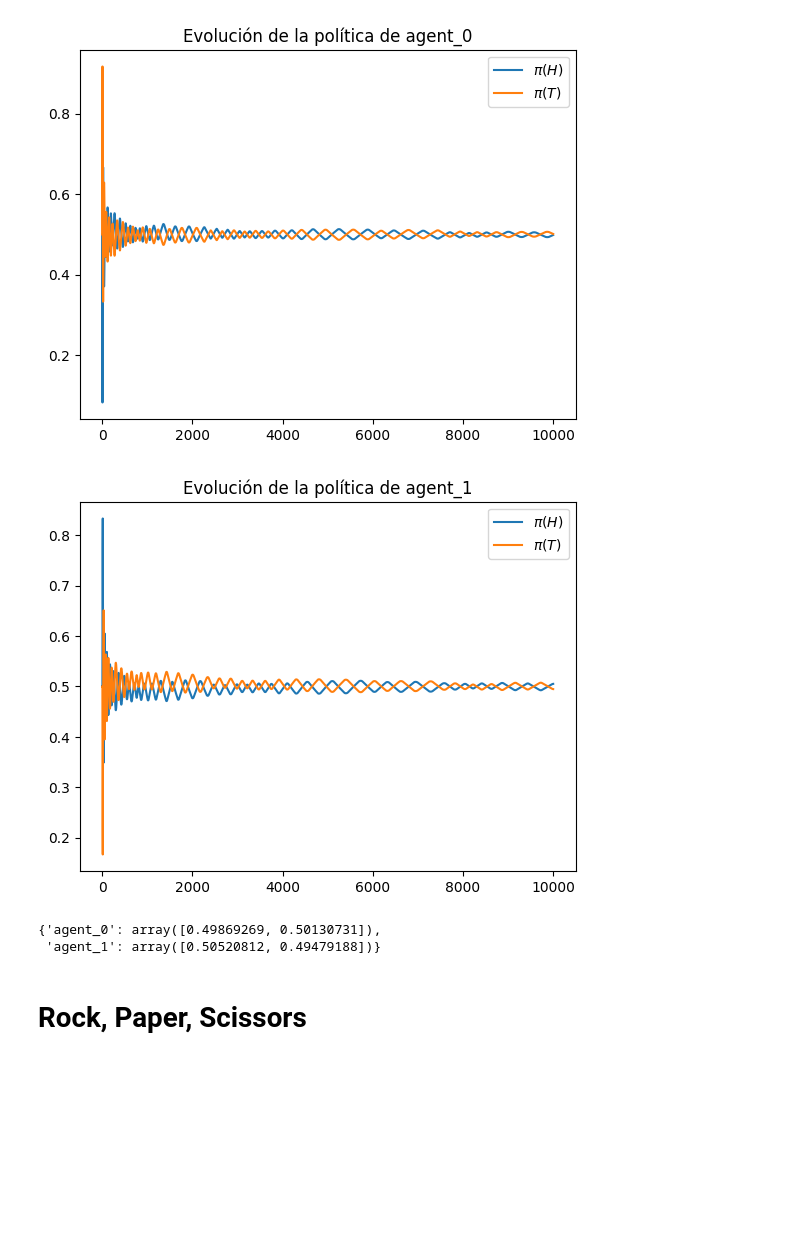
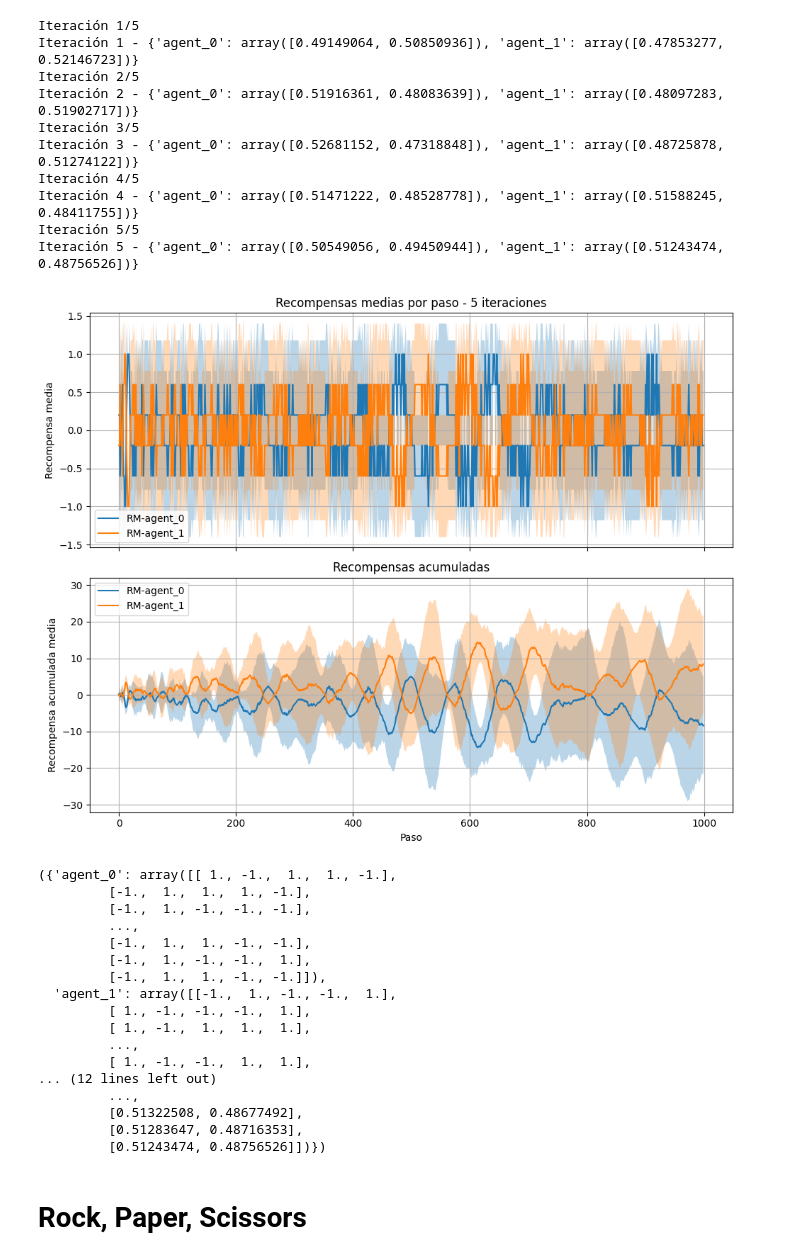
Before and after one commit to GuDuck/Simultaneous-Games, a Jupyter notebook: RM.ipynb, the cells around one changed output. Saved outputs shown, nothing was run; the diff lists cells and outputs as text; code cells hidden in the pictures; blank space fills up the shorter version.

```diff
--- a/RM.ipynb
+++ b/RM.ipynb
@@ -1 +11,4 @@
+# %%
+agent_alias = {'agent_0':'RM-agent_0', 'agent_1':'RM-agent_1'}
+agent_classes = {'agent_0': RegretMatching, 'agent_1': RegretMatching}
 # %% [markdown]
@@ -34,19 +16,45 @@ for agent in g.agents:
-# %%
-# Evolución de las políticas de los agentes
-for agent in g.agents:
-    plt.plot(policies[agent], label = ['$\pi(H)$', '$\pi(T)$'])
-    plt.title(f'Evolución de la política de {agent}')
-    plt.legend()
-    plt.show()
-# %% [output]
-[figure, removed]
-[figure, removed]
-# %%
-# Politica final
-dict(map(lambda agent: (agent, fp[agent].policy()), g.agents))
-# %% [output]
-{'agent_0': array([0.49869269, 0.50130731]),
- 'agent_1': array([0.50520812, 0.49479188])}
+# %%
+# Definir juego
+g = MP()
+
+# Definir labels
+action_labels = ['$\pi(H)$', '$\pi(T)$']
+
+# Definir parámetros del experimento
+NITS = 5           # Cantidad de iteraciones
+NSTEPS = int(1e3)  # Cantidad de steps por iteración
+
+# Iterar juegos
+iter_game(NITS, NSTEPS, g, agent_classes, action_labels, agent_alias, plot_simplex=True)
+# %% [output]
+Iteración 1/5
+Iteración 1 - {'agent_0': array([0.49149064, 0.50850936]), 'agent_1': array([0.47853277, 0.52146723])}
+Iteración 2/5
+Iteración 2 - {'agent_0': array([0.51916361, 0.48083639]), 'agent_1': array([0.48097283, 0.51902717])}
+Iteración 3/5
+Iteración 3 - {'agent_0': array([0.52681152, 0.47318848]), 'agent_1': array([0.48725878, 0.51274122])}
+Iteración 4/5
+Iteración 4 - {'agent_0': array([0.51471222, 0.48528778]), 'agent_1': array([0.51588245, 0.48411755])}
+Iteración 5/5
+Iteración 5 - {'agent_0': array([0.50549056, 0.49450944]), 'agent_1': array([0.51243474, 0.48756526])}
+[figure, added]
+({'agent_0': array([[ 1., -1.,  1.,  1., -1.],
+         [-1.,  1.,  1.,  1., -1.],
+         [-1.,  1., -1., -1., -1.],
+         ...,
+         [-1.,  1.,  1., -1., -1.],
+         [-1.,  1., -1., -1.,  1.],
+         [-1.,  1.,  1., -1., -1.]]),
+  'agent_1': array([[-1.,  1., -1., -1.,  1.],
+         [ 1., -1., -1., -1.,  1.],
+         [ 1., -1.,  1.,  1.,  1.],
+         ...,
+         [ 1., -1., -1.,  1.,  1.],
+... (12 lines left out)
+         ...,
+         [0.51322508, 0.48677492],
+         [0.51283647, 0.48716353],
+         [0.51243474, 0.48756526]])})
 # %% [markdown]
 # Rock, Paper, Scissors
 # %%
```
Also changed, not shown: parts of 28 cells of this notebook, 14 other files.
